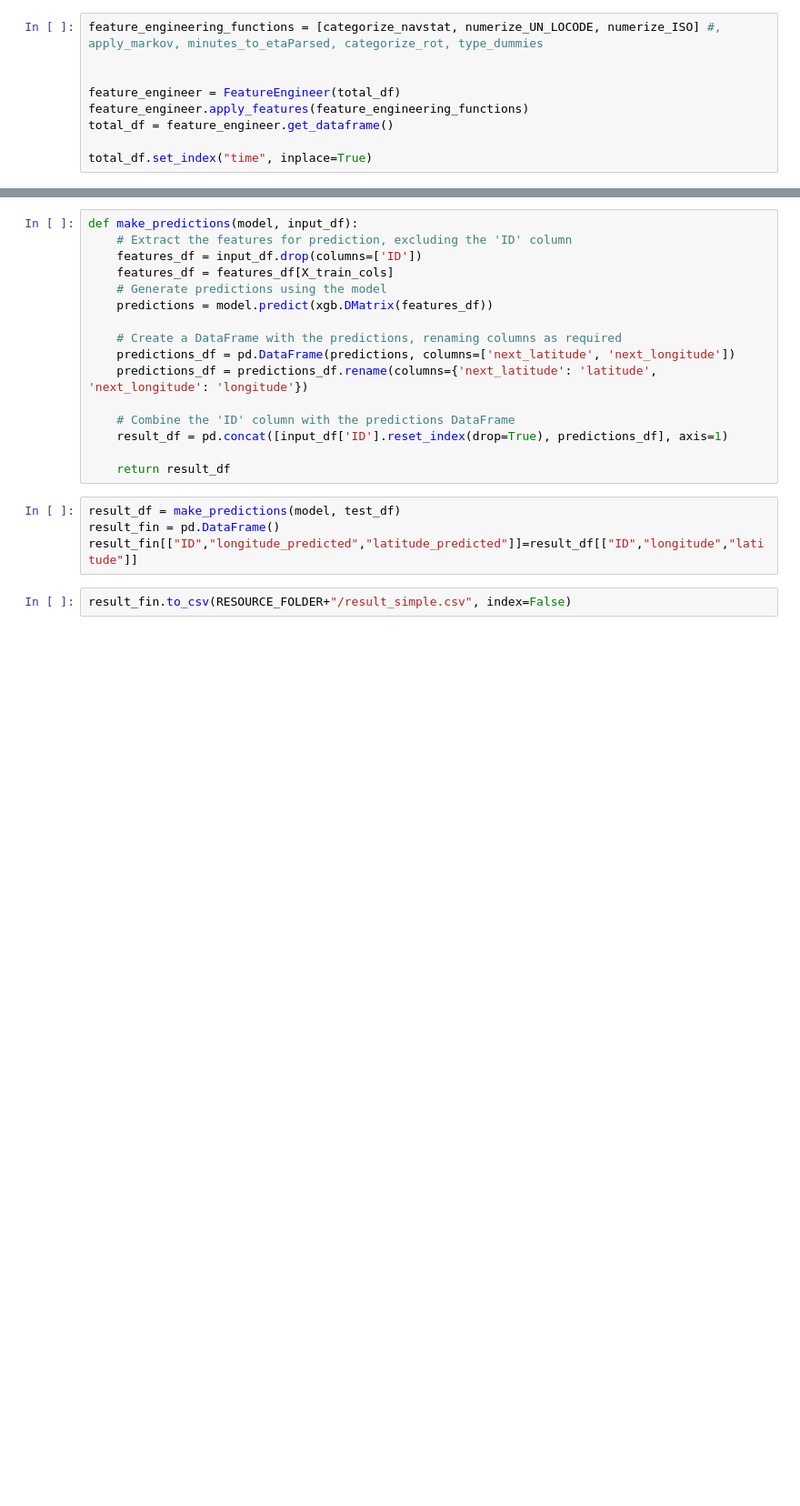
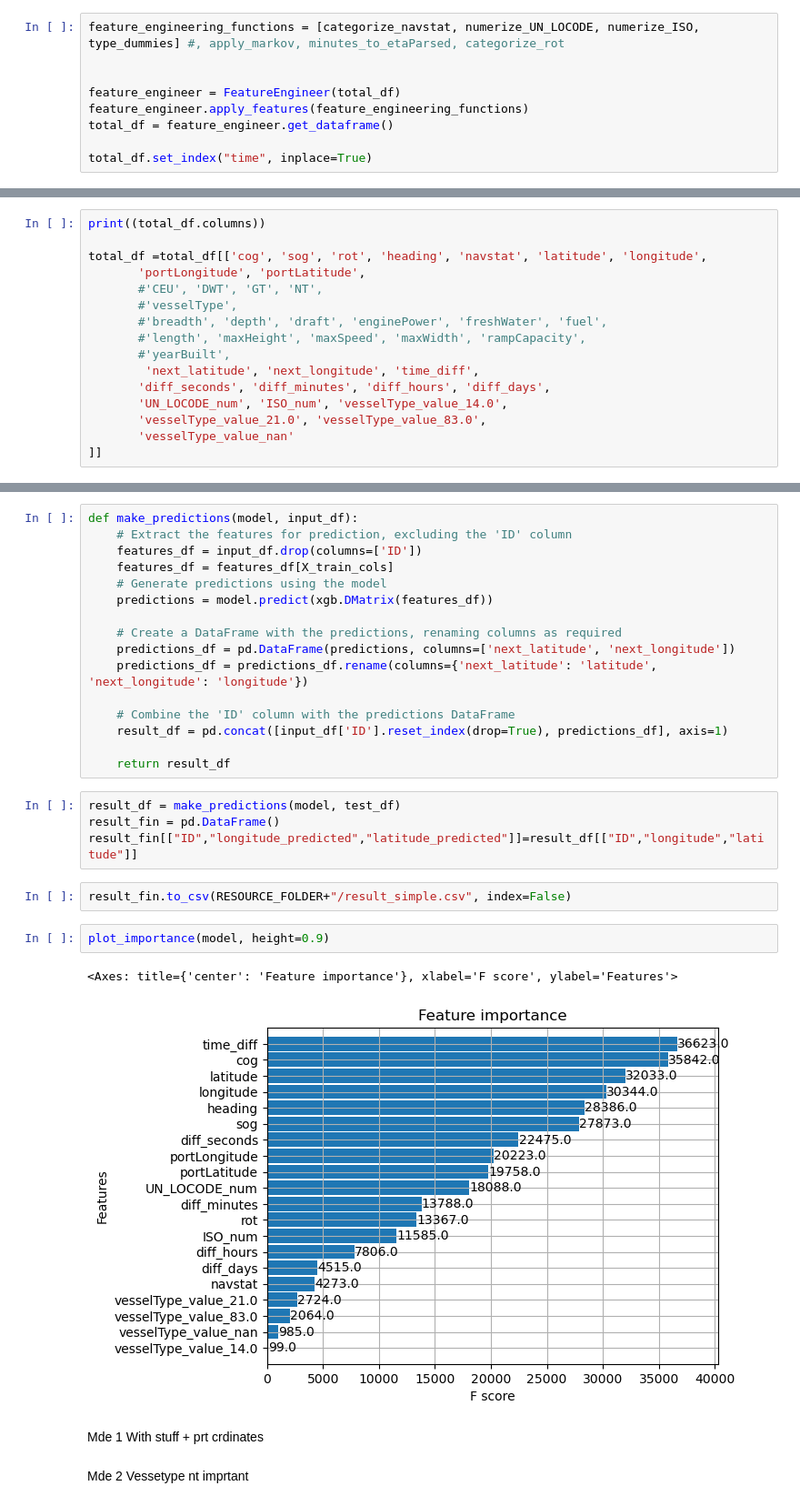
Before and after one commit to LockedInTheSkage/OceanWarlock, a Jupyter notebook: src/xgboost_simple.ipynb, the cells around one changed output, grey strips where cells are left out. Shown: that part at 91% size. Drawn from its saved outputs; the diff is of its cells as text; blank space fills up the shorter version.

Commit message:
Vessetype nt imprtant

```diff
--- a/src/xgboost_simple.ipynb
+++ b/src/xgboost_simple.ipynb
@@ -133,6 +141,6 @@ Index(['time', 'cog', 'sog', 'rot', 'heading', 'navstat', 'latitude',
       dtype='object')
 # %%
-feature_engineering_functions = [categorize_navstat, numerize_UN_LOCODE, numerize_ISO] #, apply_markov, minutes_to_etaParsed, categorize_rot, type_dummies
+feature_engineering_functions = [categorize_navstat, numerize_UN_LOCODE, numerize_ISO, type_dummies] #, apply_markov, minutes_to_etaParsed, categorize_rot
 
 
 feature_engineer = FeatureEngineer(total_df)
@@ -148,3 +156,19 @@ def remove_non_numeric_columns(df):
     return df
 
 total_df = remove_non_numeric_columns(total_df)
+# %%
+print((total_df.columns))
+
+total_df =total_df[['cog', 'sog', 'rot', 'heading', 'navstat', 'latitude', 'longitude',
+       'portLongitude', 'portLatitude',
+       #'CEU', 'DWT', 'GT', 'NT',
+       #'vesselType',
+       #'breadth', 'depth', 'draft', 'enginePower', 'freshWater', 'fuel',
+       #'length', 'maxHeight', 'maxSpeed', 'maxWidth', 'rampCapacity',
+       #'yearBuilt',
+        'next_latitude', 'next_longitude', 'time_diff',
+       'diff_seconds', 'diff_minutes', 'diff_hours', 'diff_days',
+       'UN_LOCODE_num', 'ISO_num', 'vesselType_value_14.0',
+       'vesselType_value_21.0', 'vesselType_value_83.0',
+       'vesselType_value_nan'
+]]
@@ -353,3 +386,14 @@ result_fin = pd.DataFrame()
 result_fin[["ID","longitude_predicted","latitude_predicted"]]=result_df[["ID","longitude","latitude"]]
 # %%
 result_fin.to_csv(RESOURCE_FOLDER+"/result_simple.csv", index=False)
+# %%
+plot_importance(model, height=0.9)
+# %% [output]
+<Axes: title={'center': 'Feature importance'}, xlabel='F score', ylabel='Features'>
+[figure, added]
+# %% [markdown]
+Mde 1
+With stuff + prt crdinates
+# %% [markdown]
+Mde 2
+Vessetype nt imprtant
```
Also changed, not shown: parts of 13 cells of this notebook, 5 other files.
